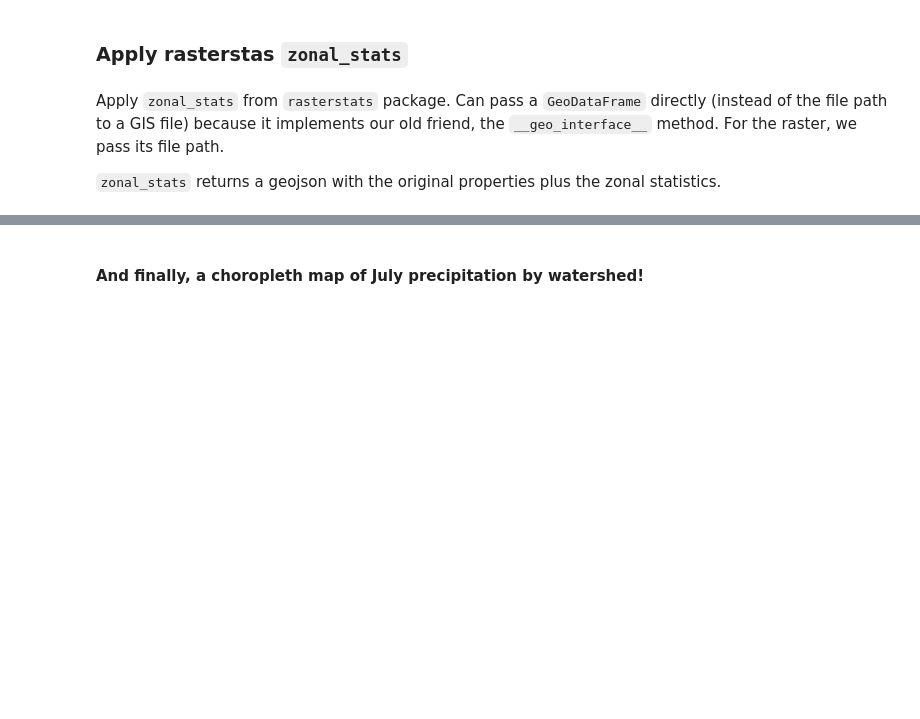
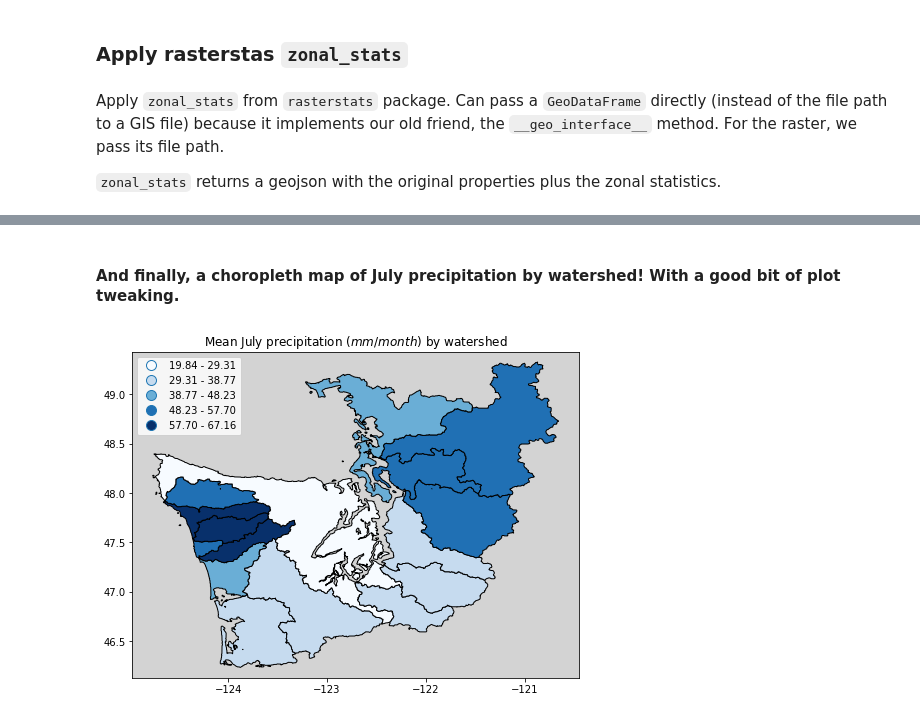
Before and after one commit to geohackweek/tutorial_contents, a Jupyter notebook: vector/notebooks/geopandas_advanced.ipynb, the cells around one changed output, grey strips where cells are left out. Saved outputs shown, nothing was run; the diff lists cells and outputs as text; code cells hidden in the pictures; blank space fills up the shorter version.

```diff
--- a/vector/notebooks/geopandas_advanced.ipynb
+++ b/vector/notebooks/geopandas_advanced.ipynb
@@ -294,6 +348,3 @@ Unfortunately, `rasterstats` requires the geometry column to be named "geometry"
-# %%
-hydrobas_ww_p7 = hydrobas_ww_p7.rename(columns={'polygongeom': 'geometry'})
-hydrobas_ww_p7._geometry_column_name = 'geometry'
 # %%
 zonal_ppt_gjson = rs.zonal_stats(hydrobas_ww_p7, ppt_july_tif_pth, prefix='pptjuly_',
                                  geojson_out=True)
@@ -305,8 +362,12 @@ zonal_ppt_gdf.head(2)
 # %% [markdown]
-#### And finally, a choropleth map of July precipitation by watershed!
+#### And finally, a choropleth map of July precipitation by watershed! With a good bit of plot tweaking.
 # %%
 f, ax = plt.subplots(1, figsize=(8, 6))
 ax.set_title('Mean July precipitation ($mm/month$) by watershed')
-zonal_ppt_gdf.plot(column='pptjuly_mean', scheme='Equal_Interval', k=5,
-                   cmap=plt.cm.Blues, legend=True, linewidth=1, ax=ax)
+zonal_ppt_gdf.plot(ax=ax, column='pptjuly_mean', scheme='Equal_Interval', k=5,
+                   cmap=plt.cm.Blues, linewidth=1, edgecolor='black',
+                   legend=True, legend_kwds={'loc': 'upper left'})
+ax.set_facecolor("lightgray")
 plt.axis('equal');
+# %% [output]
+[figure, added]
```
Also changed, not shown: parts of 30 cells of this notebook.
